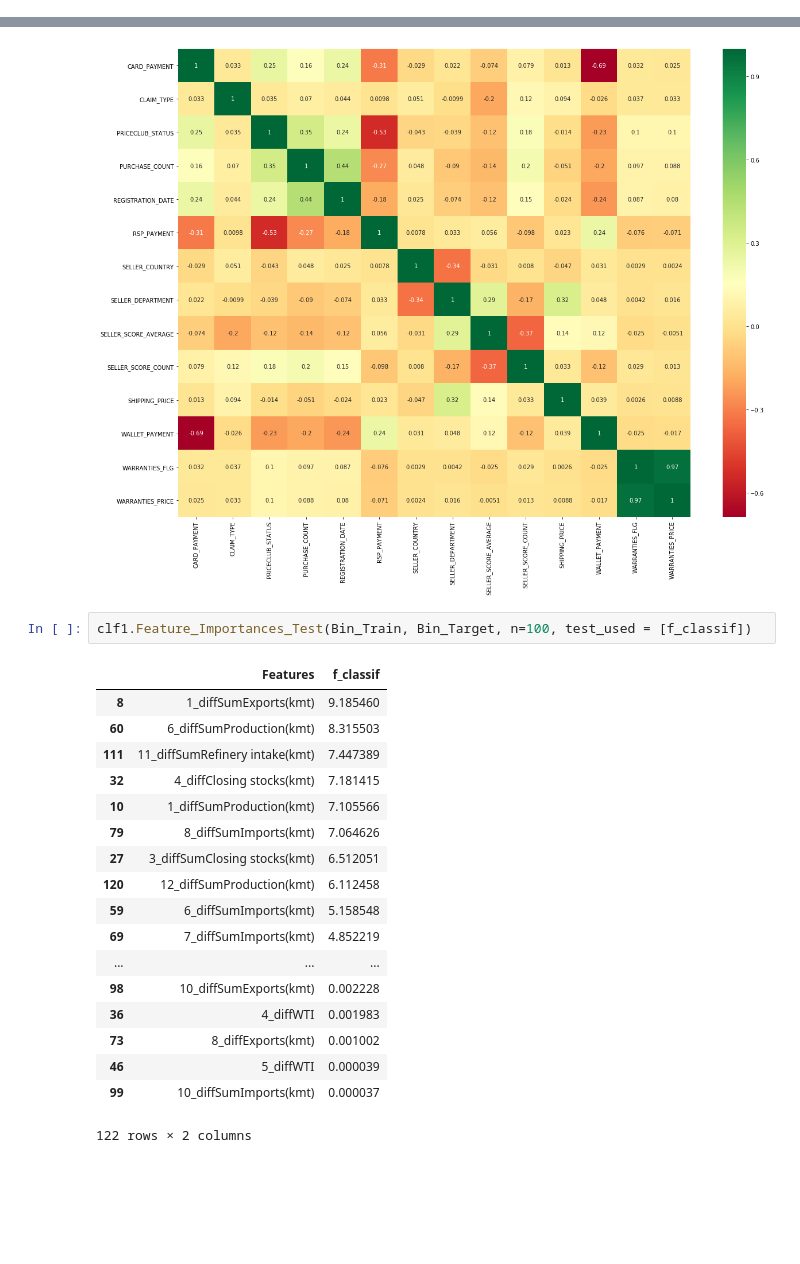
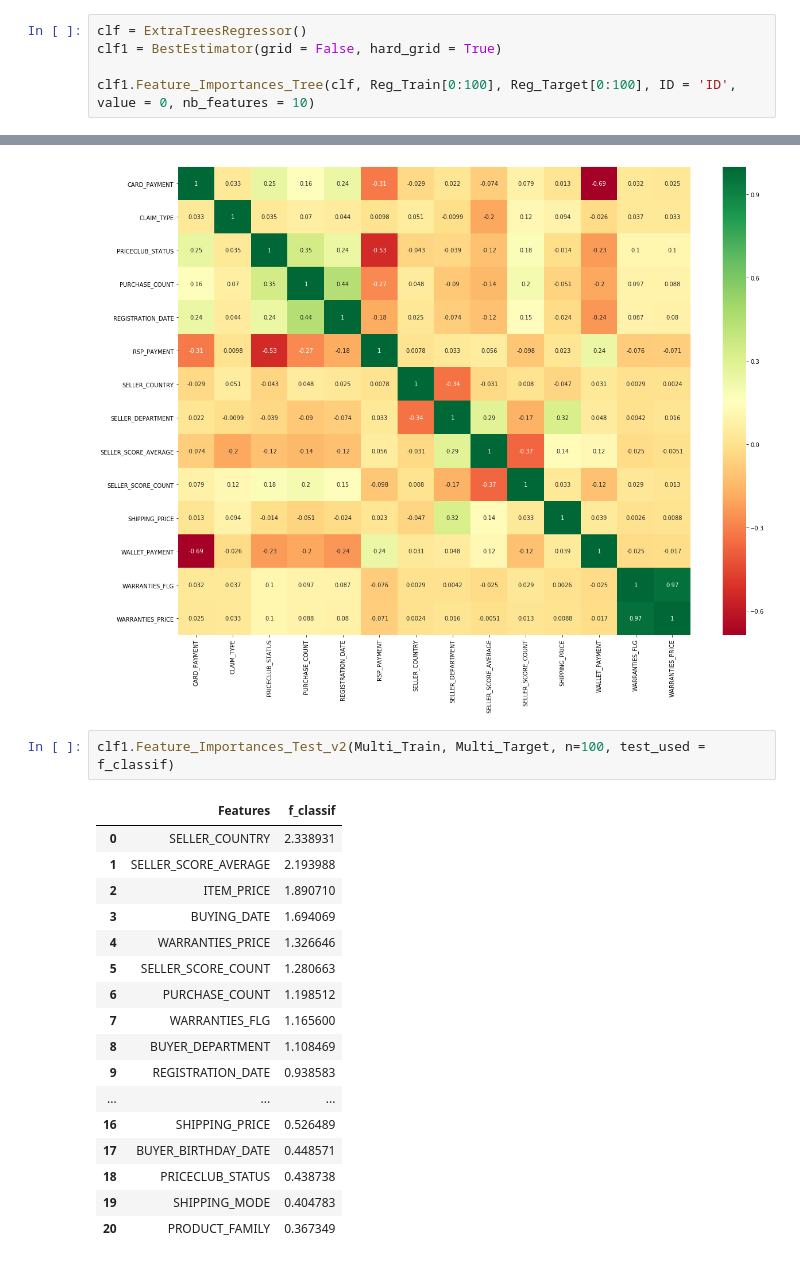
Before and after one commit to jeremycombe/Pipeline, a Jupyter notebook: BestEstimator_tests.ipynb, the cells around one changed output, grey strips where cells are left out. Saved outputs shown, nothing was run; the diff lists cells and outputs as text; blank space fills up the shorter version.

```diff
--- a/BestEstimator_tests.ipynb
+++ b/BestEstimator_tests.ipynb
@@ -712,0 +702,5 @@ clf1.Feature_Importances_Tree(clf, Multi_Train[0:100], Multi_Target[0:100], ID =
+# %%
+clf = ExtraTreesRegressor()
+clf1 = BestEstimator(grid = False, hard_grid = True)
+
+clf1.Feature_Importances_Tree(clf, Reg_Train[0:100], Reg_Target[0:100], ID = 'ID', value = 0, nb_features = 10)
@@ -715,23 +711,22 @@ clf1.corr_mat(Multi_Train, Multi_Target, ID = 'ID', n = 1000, n_pairs = 8)
 # %% [output]
 [figure]
 # %%
-clf1.Feature_Importances_Test(Bin_Train, Bin_Target, n=100, test_used = [f_classif])
+clf1.Feature_Importances_Test_v2(Multi_Train, Multi_Target, n=100, test_used = f_classif)
 # %% [output]
 |  | Features | f_classif |
-| 8 | 1_diffSumExports(kmt) | 9.185460 |
-| 60 | 6_diffSumProduction(kmt) | 8.315503 |
-| 111 | 11_diffSumRefinery intake(kmt) | 7.447389 |
-| 32 | 4_diffClosing stocks(kmt) | 7.181415 |
-| 10 | 1_diffSumProduction(kmt) | 7.105566 |
-| 79 | 8_diffSumImports(kmt) | 7.064626 |
-| 27 | 3_diffSumClosing stocks(kmt) | 6.512051 |
-| 120 | 12_diffSumProduction(kmt) | 6.112458 |
-| 59 | 6_diffSumImports(kmt) | 5.158548 |
-| 69 | 7_diffSumImports(kmt) | 4.852219 |
+| 0 | SELLER_COUNTRY | 2.338931 |
+| 1 | SELLER_SCORE_AVERAGE | 2.193988 |
+| 2 | ITEM_PRICE | 1.890710 |
+| 3 | BUYING_DATE | 1.694069 |
+| 4 | WARRANTIES_PRICE | 1.326646 |
+| 5 | SELLER_SCORE_COUNT | 1.280663 |
+| 6 | PURCHASE_COUNT | 1.198512 |
+| 7 | WARRANTIES_FLG | 1.165600 |
+| 8 | BUYER_DEPARTMENT | 1.108469 |
+| 9 | REGISTRATION_DATE | 0.938583 |
 | ... | ... | ... |
-| 98 | 10_diffSumExports(kmt) | 0.002228 |
-| 36 | 4_diffWTI | 0.001983 |
-| 73 | 8_diffExports(kmt) | 0.001002 |
-| 46 | 5_diffWTI | 0.000039 |
-| 99 | 10_diffSumImports(kmt) | 0.000037 |
+| 16 | SHIPPING_PRICE | 0.526489 |
+| 17 | BUYER_BIRTHDAY_DATE | 0.448571 |
+| 18 | PRICECLUB_STATUS | 0.438738 |
+| 19 | SHIPPING_MODE | 0.404783 |
+| 20 | PRODUCT_FAMILY | 0.367349 |
-122 rows × 2 columns
```
Also changed, not shown: parts of 9 cells of this notebook, 1 other file.
